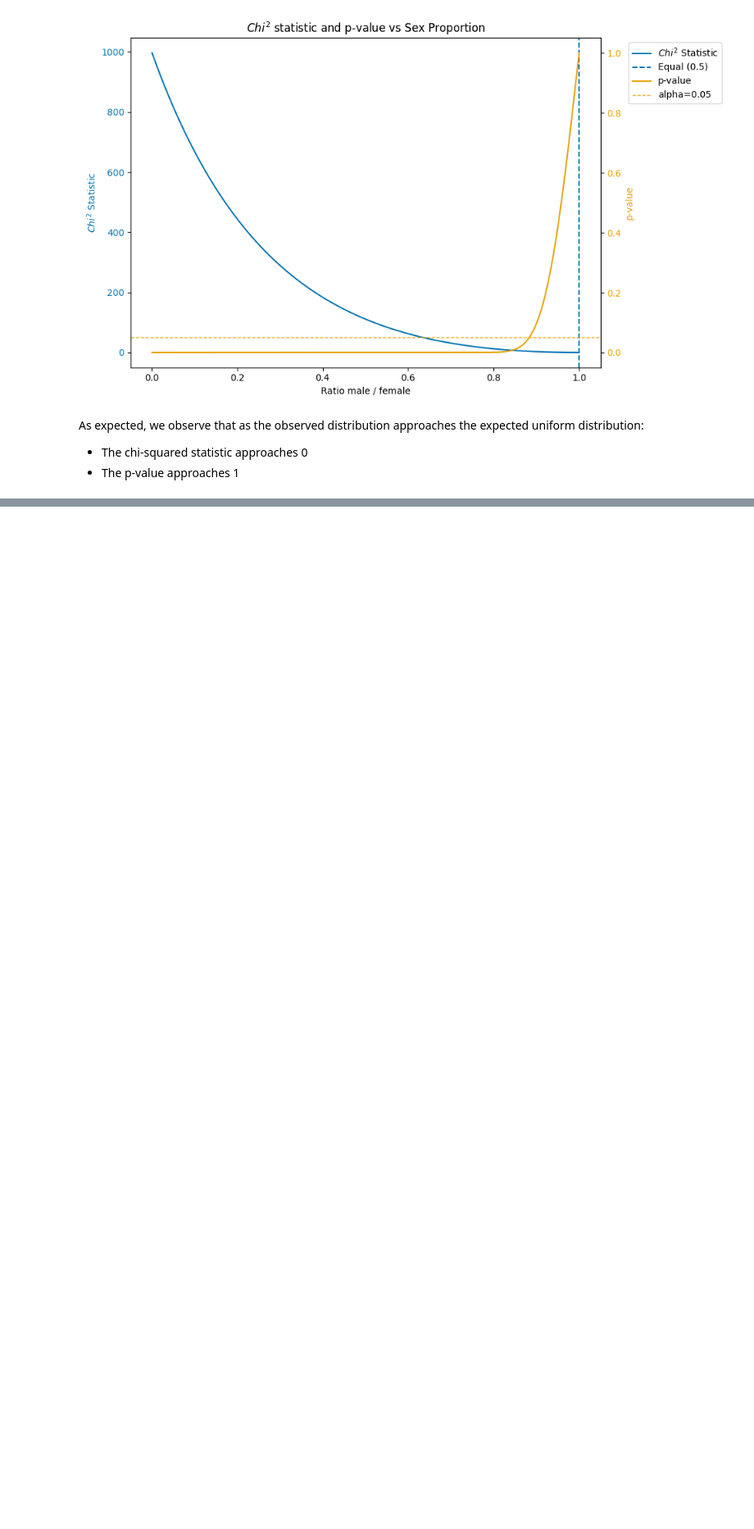
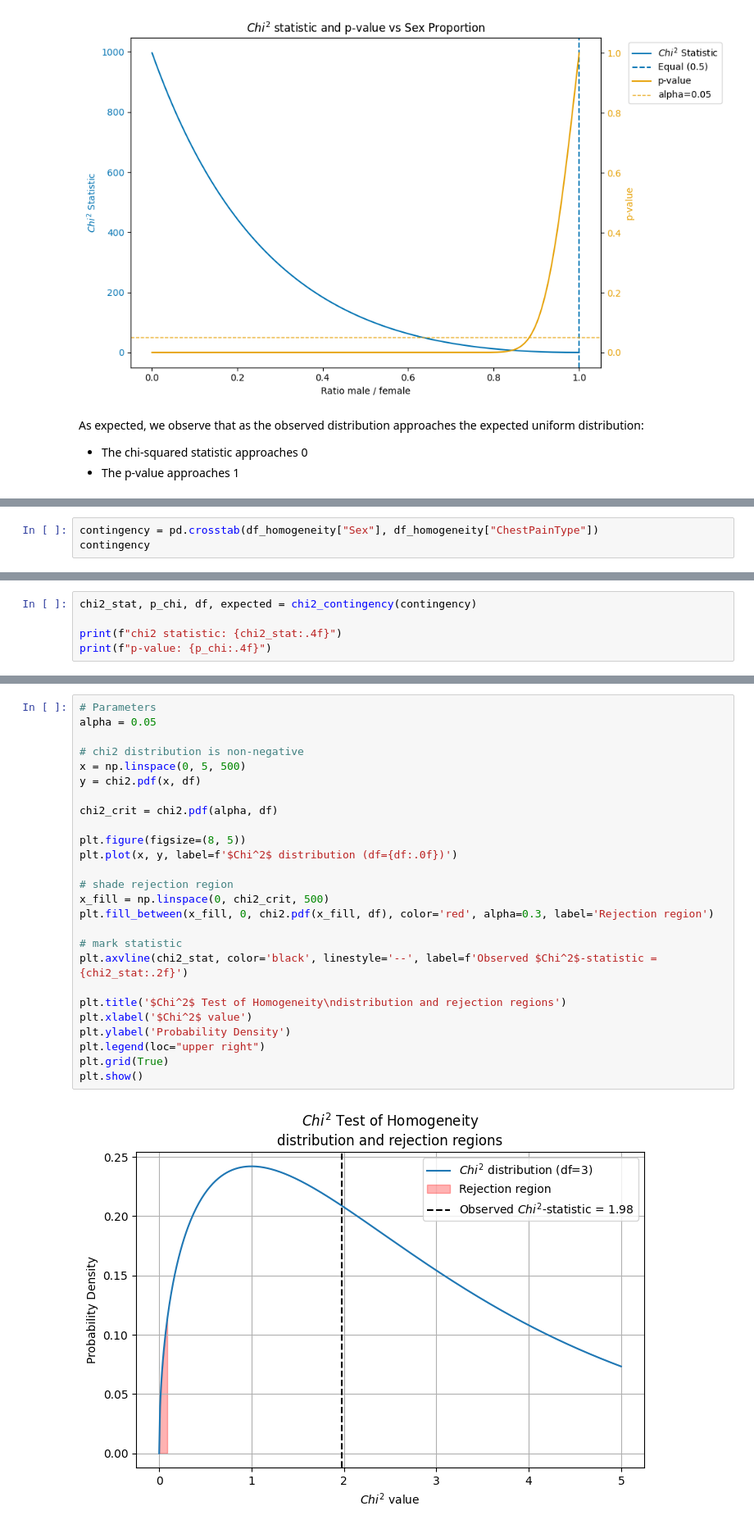
Before and after one commit to Cameron858/statistical-playground, a Jupyter notebook: notebooks/chi_squared.ipynb, the cells around one changed output, grey strips where cells are left out. Shown at 82% size. Saved outputs shown, nothing was run; the diff lists cells and outputs as text; blank space fills up the shorter version.

```diff
--- a/notebooks/chi_squared.ipynb
+++ b/notebooks/chi_squared.ipynb
@@ -264,0 +319,3 @@ As expected, we observe that as the observed distribution approaches the expecte
+# %%
+contingency = pd.crosstab(df_homogeneity["Sex"], df_homogeneity["ChestPainType"])
+contingency
@@ -264,0 +327,5 @@ As expected, we observe that as the observed distribution approaches the expecte
+# %%
+chi2_stat, p_chi, df, expected = chi2_contingency(contingency)
+
+print(f"chi2 statistic: {chi2_stat:.4f}")
+print(f"p-value: {p_chi:.4f}")
@@ -264,0 +343,28 @@ As expected, we observe that as the observed distribution approaches the expecte
+# %%
+# Parameters
+alpha = 0.05
+
+# chi2 distribution is non-negative
+x = np.linspace(0, 5, 500)
+y = chi2.pdf(x, df)
+
+chi2_crit = chi2.pdf(alpha, df)
+
+plt.figure(figsize=(8, 5))
+plt.plot(x, y, label=f'$Chi^2$ distribution (df={df:.0f})')
+
+# shade rejection region
+x_fill = np.linspace(0, chi2_crit, 500)
+plt.fill_between(x_fill, 0, chi2.pdf(x_fill, df), color='red', alpha=0.3, label='Rejection region')
+
+# mark statistic
+plt.axvline(chi2_stat, color='black', linestyle='--', label=f'Observed $Chi^2$-statistic = {chi2_stat:.2f}')
+
+plt.title('$Chi^2$ Test of Homogeneity\ndistribution and rejection regions')
+plt.xlabel('$Chi^2$ value')
+plt.ylabel('Probability Density')
+plt.legend(loc="upper right")
+plt.grid(True)
+plt.show()
+# %% [output]
+[figure, added]
```
Also changed, not shown: parts of 15 cells of this notebook.
